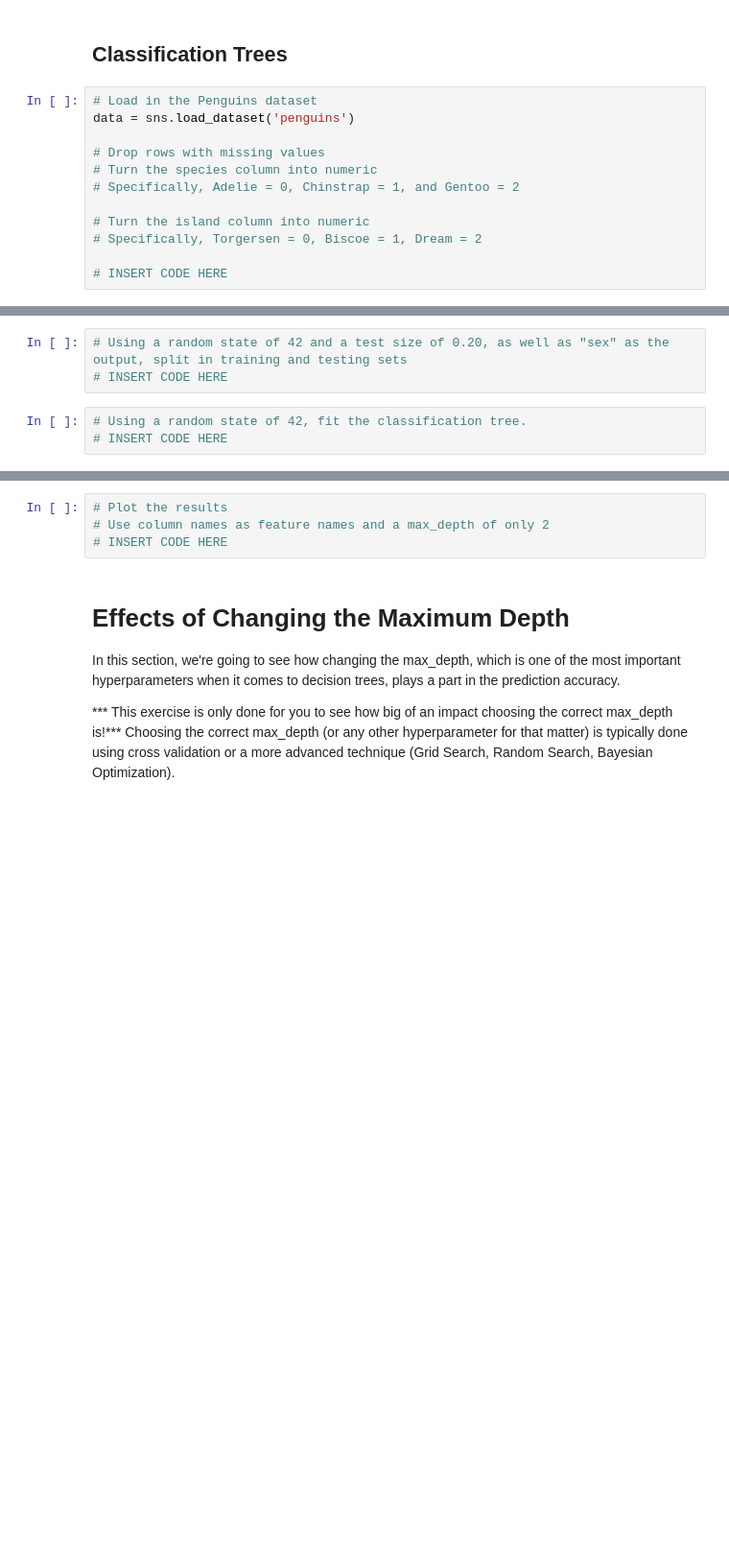
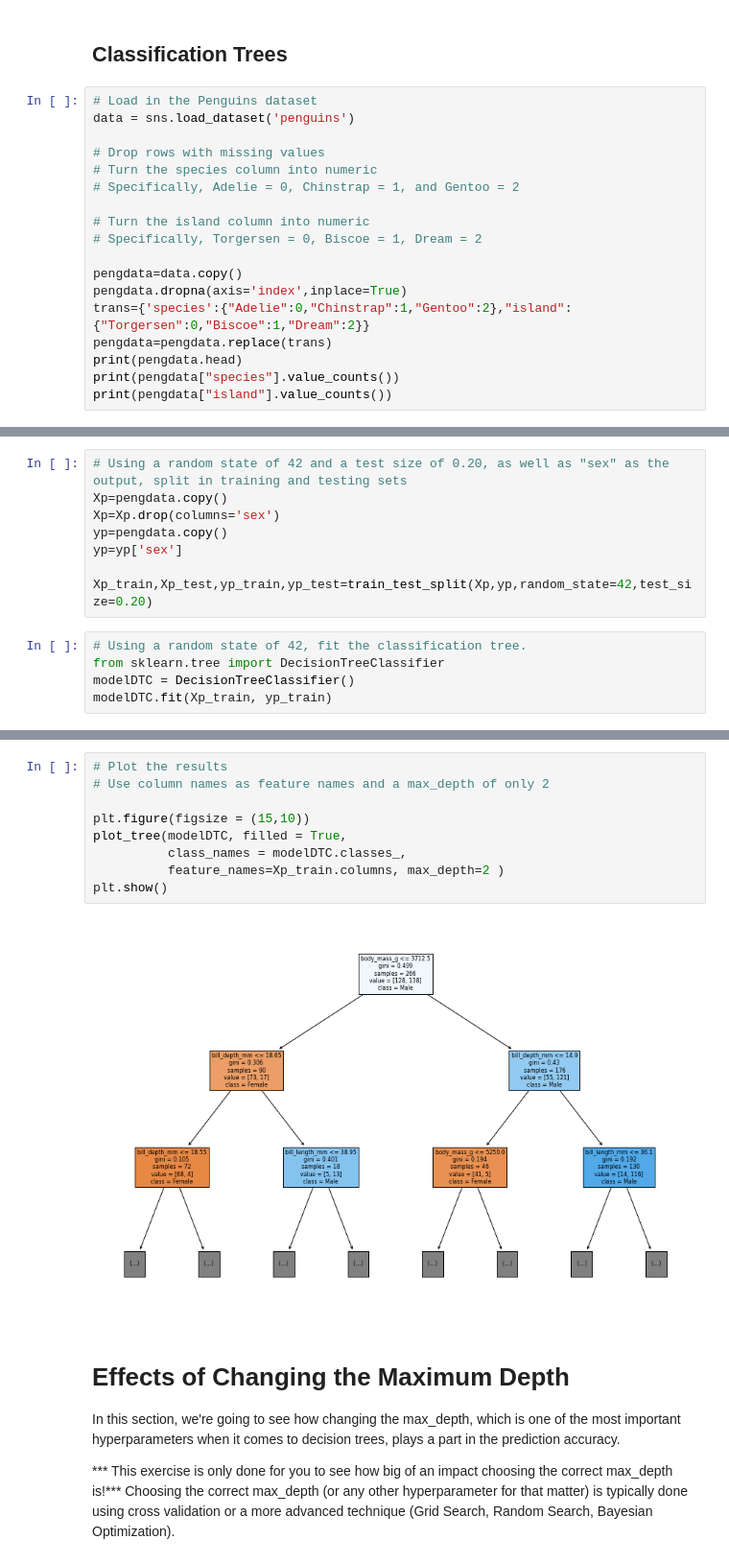
Before and after one commit to mlukan/GDA3B2021, a Jupyter notebook: Martin Lukan DecisionTrees.ipynb, the cells around one changed output, grey strips where cells are left out. Shown at 96% size. Cells and saved outputs as stored; diff of their text form; blank space fills up the shorter version.

```diff
--- a/Martin Lukan DecisionTrees.ipynb
+++ b/Martin Lukan DecisionTrees.ipynb
@@ -55,4 +129,10 @@ data = sns.load_dataset('penguins')
 # Turn the island column into numeric
 # Specifically, Torgersen = 0, Biscoe = 1, Dream = 2
 
-# INSERT CODE HERE
+pengdata=data.copy()
+pengdata.dropna(axis='index',inplace=True)
+trans={'species':{"Adelie":0,"Chinstrap":1,"Gentoo":2},"island":{"Torgersen":0,"Biscoe":1,"Dream":2}}
+pengdata=pengdata.replace(trans)
+print(pengdata.head)
+print(pengdata["species"].value_counts())
+print(pengdata["island"].value_counts())
@@ -59,6 +157,13 @@ data = sns.load_dataset('penguins')
 # %%
 # Using a random state of 42 and a test size of 0.20, as well as "sex" as the output, split in training and testing sets
-# INSERT CODE HERE
+Xp=pengdata.copy()
+Xp=Xp.drop(columns='sex')
+yp=pengdata.copy()
+yp=yp['sex']
+
+Xp_train,Xp_test,yp_train,yp_test=train_test_split(Xp,yp,random_state=42,test_size=0.20)
 # %%
 # Using a random state of 42, fit the classification tree.
-# INSERT CODE HERE
+from sklearn.tree import DecisionTreeClassifier
+modelDTC = DecisionTreeClassifier()
+modelDTC.fit(Xp_train, yp_train)
@@ -74,7 +208,14 @@ data = sns.load_dataset('penguins')
 # %%
 # Plot the results
 # Use column names as feature names and a max_depth of only 2
-# INSERT CODE HERE
+
+plt.figure(figsize = (15,10))
+plot_tree(modelDTC, filled = True,
+          class_names = modelDTC.classes_,
+          feature_names=Xp_train.columns, max_depth=2 )
+plt.show()
+# %% [output]
+[figure, added]
 # %% [markdown]
 # Effects of Changing the Maximum Depth
 In this section, we're going to see how changing the max_depth, which is one of the most important hyperparameters when it comes to decision trees, plays a part in the prediction accuracy.
```
Also changed, not shown: parts of 18 cells of this notebook.
